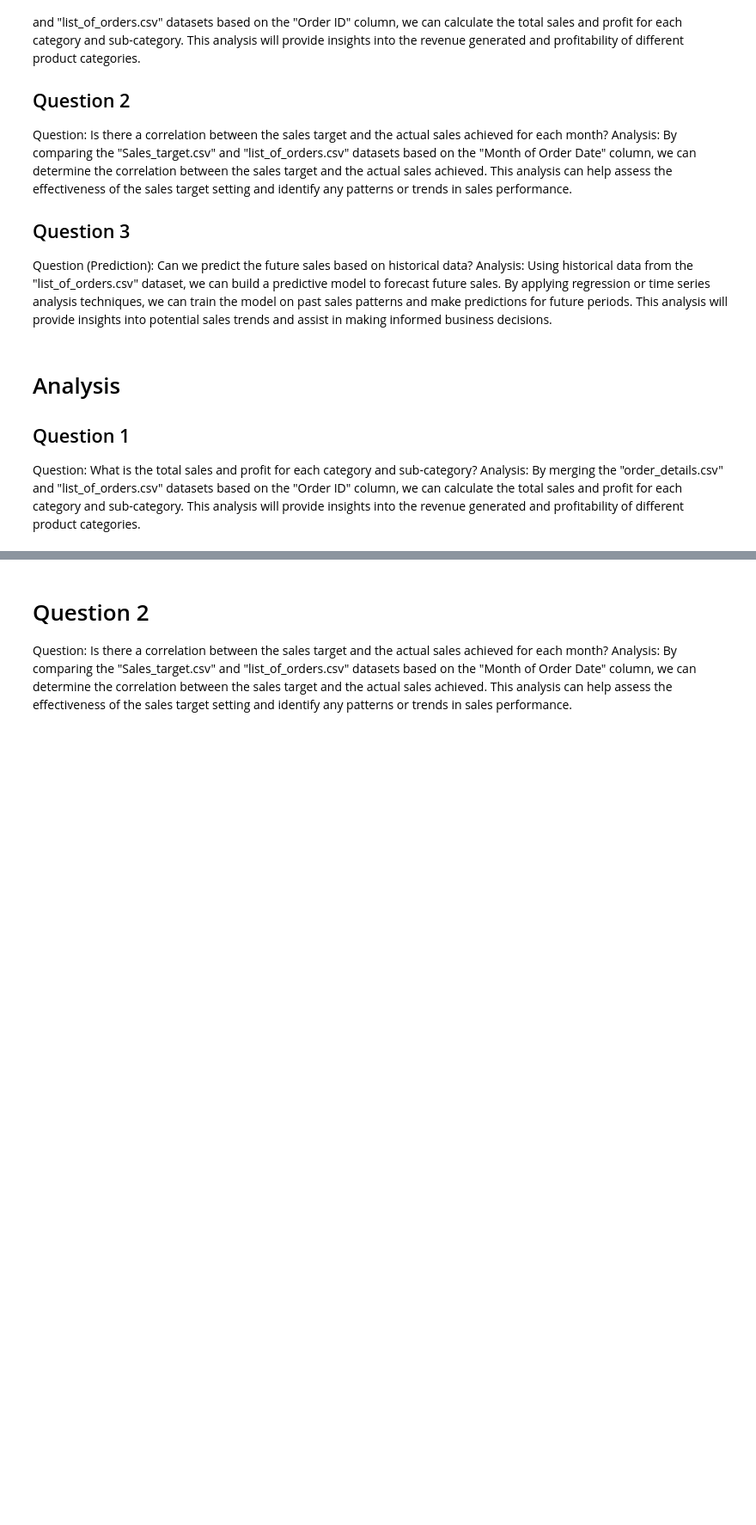
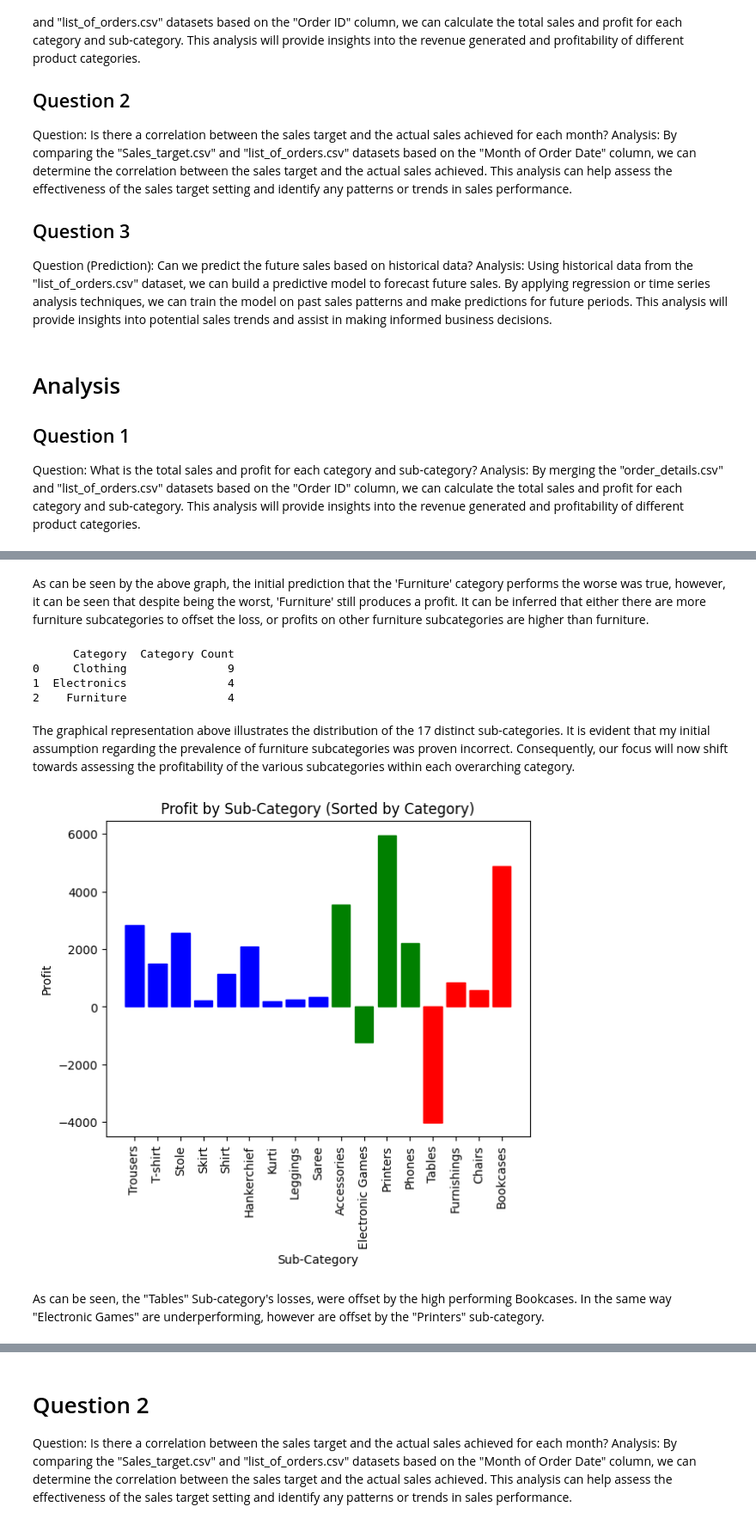
Before and after one commit to Nom115/ecommerce_analysis, a Jupyter notebook: jupiter.ipynb, the cells around one changed output, grey strips where cells are left out. Shown at 86% size. Saved outputs shown, nothing was run; the diff lists cells and outputs as text; code cells hidden in the pictures; blank space fills up the shorter version.

```diff
--- a/jupiter.ipynb
+++ b/jupiter.ipynb
@@ -171,0 +174,43 @@ plt.show()
+# %% [markdown]
+As can be seen by the above graph, the initial prediction that the 'Furniture' category performs the worse was true, however, it can be seen that despite being the worst, 'Furniture' still produces a profit. It can be inferred that either there are more furniture subcategories to offset the loss, or profits on other furniture subcategories are higher than furniture.
+# %%
+subcategory_category = df.sort_values(by='Category')
+subcategory_category = subcategory_category.drop(columns=['Order ID', 'Order Date', 'State', 'City', 'Amount', 'Profit', 'Quantity'])
+subcategory_count = subcategory_category.groupby('Category')['Sub-Category'].nunique()
+subcategory_count = subcategory_count.reset_index().rename(columns={'Sub-Category': 'Category Count'})
+print(subcategory_count)
+# %% [output]
+      Category  Category Count
+0     Clothing               9
+1  Electronics               4
+2    Furniture               4
+# %% [markdown]
+The graphical representation above illustrates the distribution of the 17 distinct sub-categories. It is evident that my initial assumption regarding the prevalence of furniture subcategories was proven incorrect. Consequently, our focus will now shift towards assessing the profitability of the various subcategories within each overarching category.
+# %%
+profit_subcategory = df.sort_values(by='Category')
+profit_subcategory = profit_subcategory.drop(columns=['Order ID', 'Order Date', 'State', 'City', 'Amount', 'Quantity'])
+profit_subcategory = profit_subcategory.groupby('Sub-Category').agg({'Category': 'first', 'Profit': 'sum'})
+profit_subcategory = profit_subcategory.sort_values(by='Category')
+color_category = {'Furniture' : "red", "Electronics" : "green", "Clothing" : "blue"}
+color_list = []
+for category in profit_subcategory['Category']:
+    color_list.append(color_category.get(category))
+
+profit_subcategory['color'] = color_list
+fig, ax = plt.subplots()
+ax.bar(profit_subcategory.index, profit_subcategory['Profit'])
+
+
+
+for i, color in enumerate(profit_subcategory['color']):
+    ax.get_children()[i].set_color(color)
+
+plt.xlabel('Sub-Category')
+plt.ylabel('Profit')
+plt.title('Profit by Sub-Category (Sorted by Category)')
+plt.xticks(rotation=90)
+plt.show()
+# %% [output]
+[figure, added]
+# %% [markdown]
+As can be seen, the "Tables" Sub-category's losses, were offset by the high performing Bookcases. In the same way "Electronic Games" are underperforming, however are offset by the "Printers" sub-category.
```
Also changed, not shown: parts of 10 cells of this notebook.
